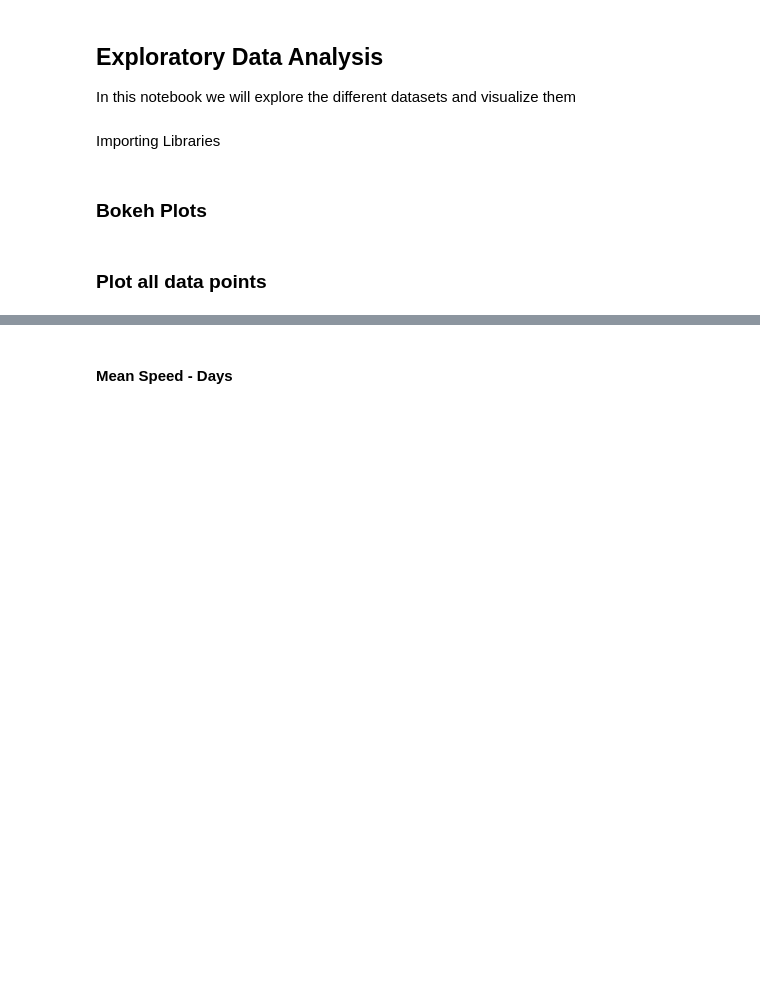
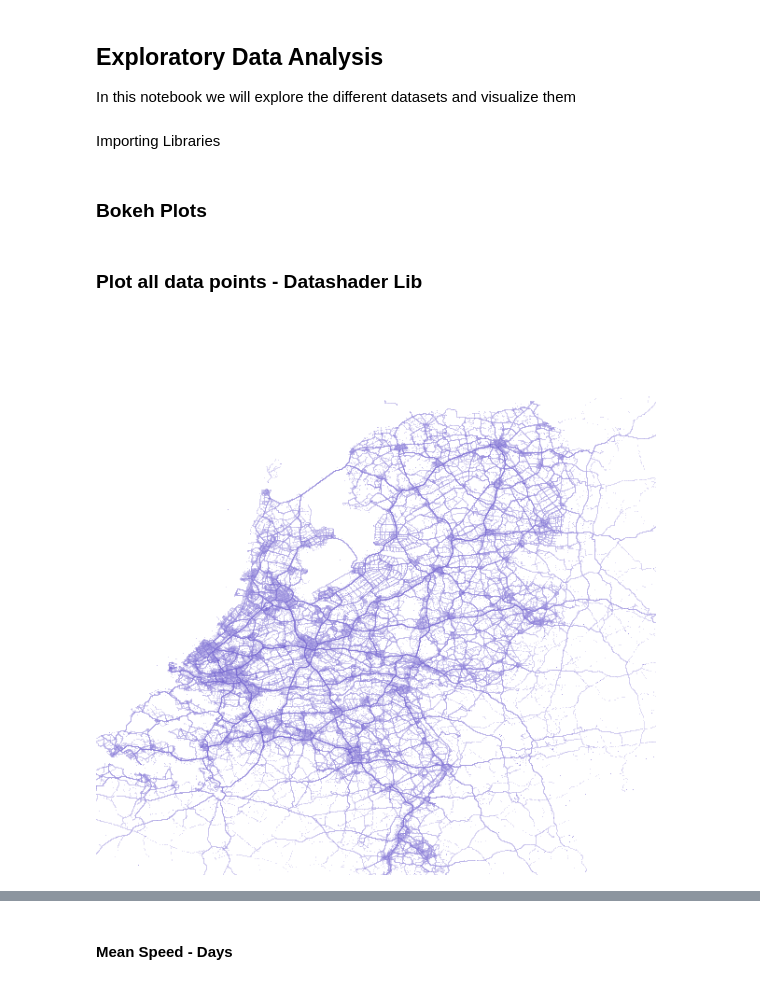
Before and after one commit to bazilinskyy/truck-driver-profile, a Jupyter notebook: tdstability/eda.ipynb, the cells around one changed output, grey strips where cells are left out. Saved outputs shown, nothing was run; the diff lists cells and outputs as text; code cells hidden in the pictures; blank space fills up the shorter version.

```diff
--- a/tdstability/eda.ipynb
+++ b/tdstability/eda.ipynb
@@ -133,14 +133,14 @@ complete_path=os.path.join(r"D:\AOS FOT\Octo\CSV Export\AOS_SUMMARY", "right_lef
 df=pd.read_csv(complete_path,skipinitialspace=True, usecols=fields, encoding= 'unicode_escape')
 df
 # %% [markdown]
-### Plot all data points
+### Plot all data points - Datashader Lib
 # %%
 ## Class for viz all data points
 """https://datashader.org/ --> Big data viz library """
 
 class Map_Viz_Datashader:
     plot_width  = int(990)
-    plot_height = int(plot_width//1.2)
+    plot_height = int(plot_width)
     Netherlands = x_range, y_range = ((384019.630105,865878.656414), (6577253.409883,7156951.832398))
     def __init__(self,event_file_name):
         self.event_file_name=event_file_name
@@ -172,36 +172,38 @@ class Map_Viz_Datashader:
 
         return df
 
     def process_data_td(self):
         df=self.import_data_td()
         df["Longitude"] = df["Longitude"].astype(float)
         df["Latitude"] = df["Latitude"].astype(float)
 
         df.loc[:, 'Longitude'], df.loc[:, 'Latitude'] = lnglat_to_meters(df.Longitude,df.Latitude)
 
         return df
 
 
 """Plot Trip Detail - uncomment below"""
 # map_viz = Map_Viz_Datashader("TRIP_DETAIL.csv")
 # df=map_viz.process_data_td()
 
 """Plotting individual events -- uncomment below"""
 # map_viz=Map_Viz_Datashader("brake_warnings.csv")
 # map_viz=Map_Viz_Datashader("headway_warnings.csv")
 # map_viz=Map_Viz_Datashader("right_left_lane_departure_warning.csv")
 map_viz=Map_Viz_Datashader("AOS_SUMMARY.csv")
 df=map_viz.process_data_aos()
 
-plot_width  = int(990)
-plot_height = int(plot_width//1.2)
+plot_width  = int(600)
+plot_height = int(plot_width)
 # europe_view=x_range, y_range = ((-1477374.882696,3639625.538827), (4197310.097196,9646964.465816)) # use for plotting trip detail
 Netherlands = x_range, y_range = ((384019.630105,865878.656414), (6577253.409883,7156951.832398))
 
 cvs = ds.Canvas(plot_width=plot_width, plot_height=plot_height, x_range=x_range, y_range=y_range)
 agg = cvs.points(df, 'Longitude', 'Latitude')
-img = tf.shade(agg, cmap="red", how='log')
+img = tf.shade(agg, cmap="slateblue", how='log')
 img
+# %% [output]
+[figure, added]
 # %%
 img = tf.shade(agg, cmap="slateblue", how='log')
 # %%
```
Also changed, not shown: parts of 17 cells of this notebook.
